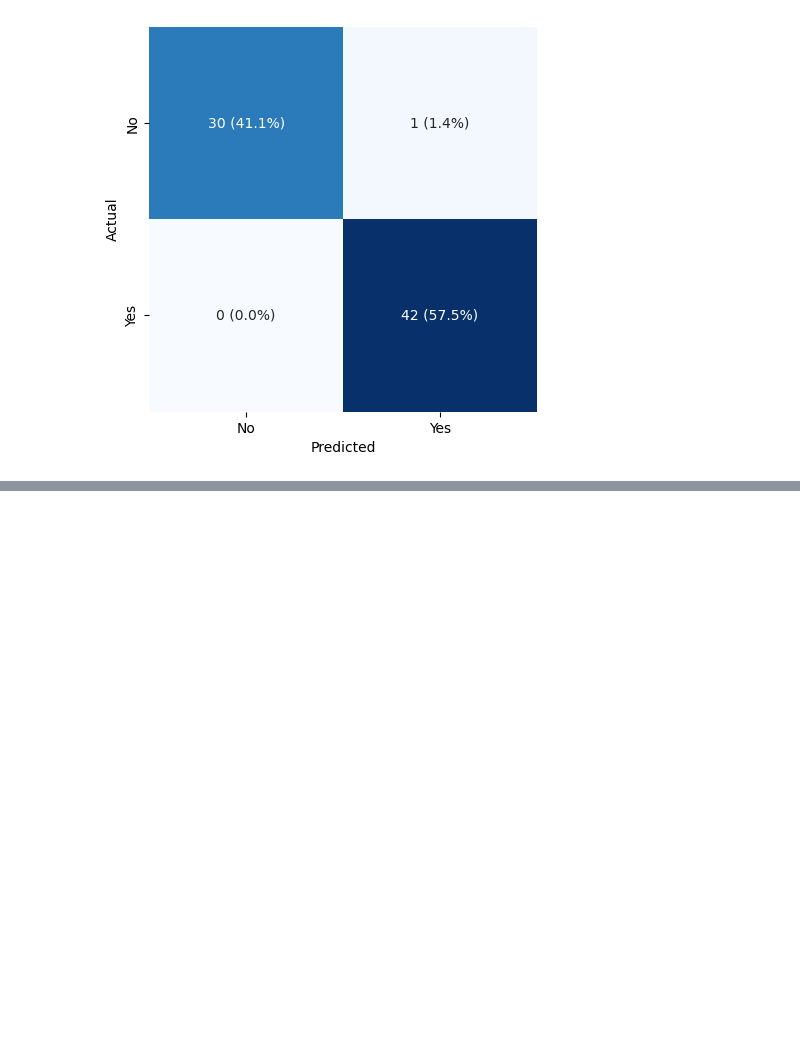
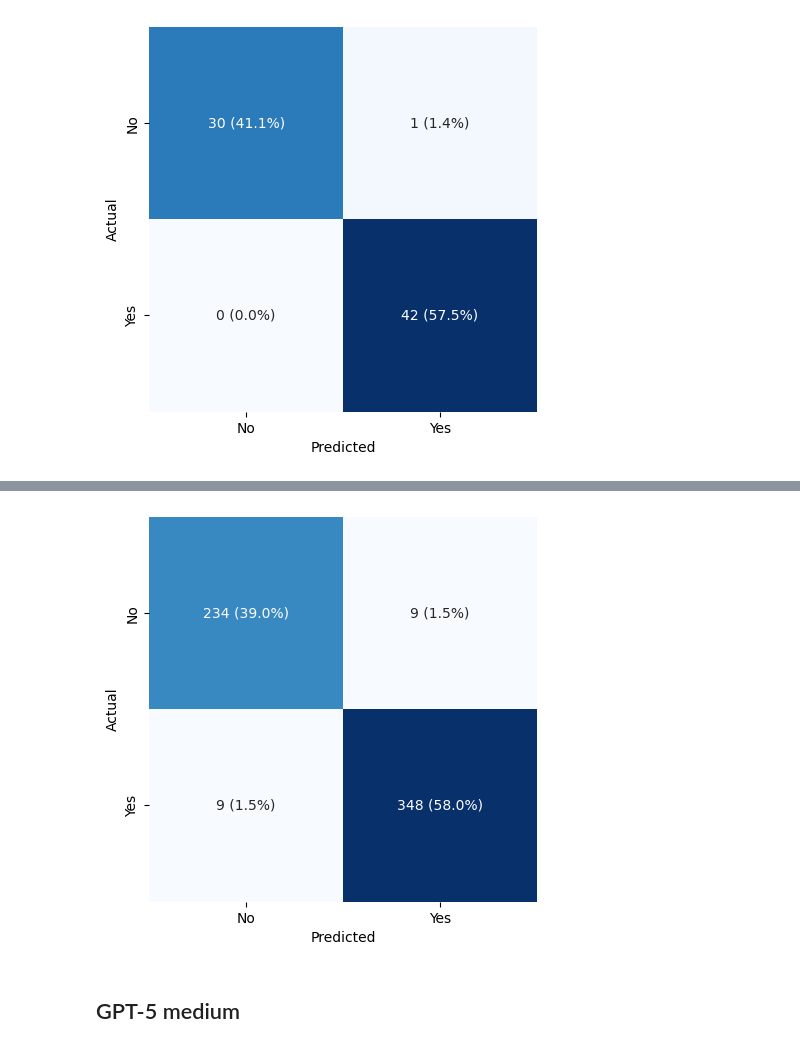
Before and after one commit to windisch-paul/o1, a Jupyter notebook: analysis.ipynb, the cells around one changed output, grey strips where cells are left out. Saved outputs shown, nothing was run; the diff lists cells and outputs as text; code cells hidden in the pictures; blank space fills up the shorter version.

```diff
--- a/analysis.ipynb
+++ b/analysis.ipynb
@@ -686,0 +886,38 @@ fig.savefig("plots/o1_metastatic_verbose_confusion.png", dpi=300, bbox_inches="t
+# %%
+# Create plot of predicted and actual values for METASTATIC
+fig = plt.figure(figsize=(5, 5))
+
+# Create labels with counts and percentages
+labels_gpt5_minimal_metastatic = cm_gpt5_minimal_metastatic.values.astype(str)
+labels_gpt5_minimal_metastatic[0, 0] = (
+    f"{cm_gpt5_minimal_metastatic.values[0,0]} ({100 * tn_gpt5_minimal_metastatic/df['gpt5_minimal_metastatic'].notna().sum():.1f}%)"
+)
+labels_gpt5_minimal_metastatic[0, 1] = (
+    f"{cm_gpt5_minimal_metastatic.values[0,1]} ({100 * fp_gpt5_minimal_metastatic/df['gpt5_minimal_metastatic'].notna().sum():.1f}%)"
+)
+labels_gpt5_minimal_metastatic[1, 0] = (
+    f"{cm_gpt5_minimal_metastatic.values[1,0]} ({100 * fn_gpt5_minimal_metastatic/df['gpt5_minimal_metastatic'].notna().sum():.1f}%)"
+)
+labels_gpt5_minimal_metastatic[1, 1] = (
+    f"{cm_gpt5_minimal_metastatic.values[1,1]} ({100 * tp_gpt5_minimal_metastatic/df['gpt5_minimal_metastatic'].notna().sum():.1f}%)"
+)
+
+sns.heatmap(
+    cm_gpt5_minimal_metastatic,
+    annot=labels_gpt5_minimal_metastatic,
+    fmt="",
+    cmap="Blues",
+)
+plt.xlabel("Predicted")
+plt.ylabel("Actual")
+plt.xticks([0.5, 1.5], ["No", "Yes"])
+plt.yticks([0.5, 1.5], ["No", "Yes"])
+# Remove the colorbar but keep the width of the heatmap
+plt.gca().collections[0].colorbar.remove()
+plt.show()
+
+fig.savefig("plots/gpt5_minimal_metastatic_confusion.png", dpi=300, bbox_inches="tight")
+# %% [output]
+[figure, added]
+# %% [markdown]
+## GPT-5 medium
```
Also changed, not shown: parts of 34 cells of this notebook, 16 other files.
